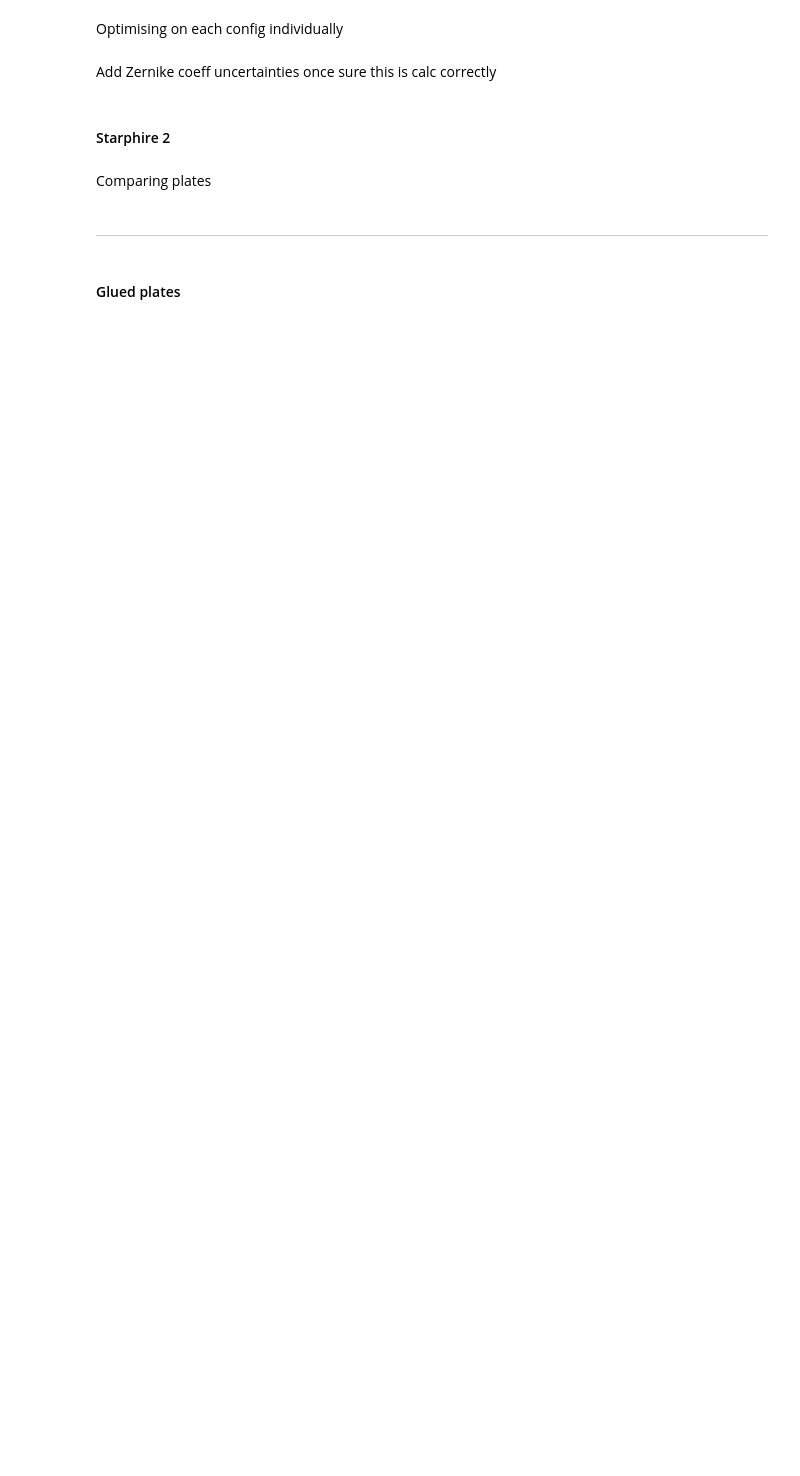
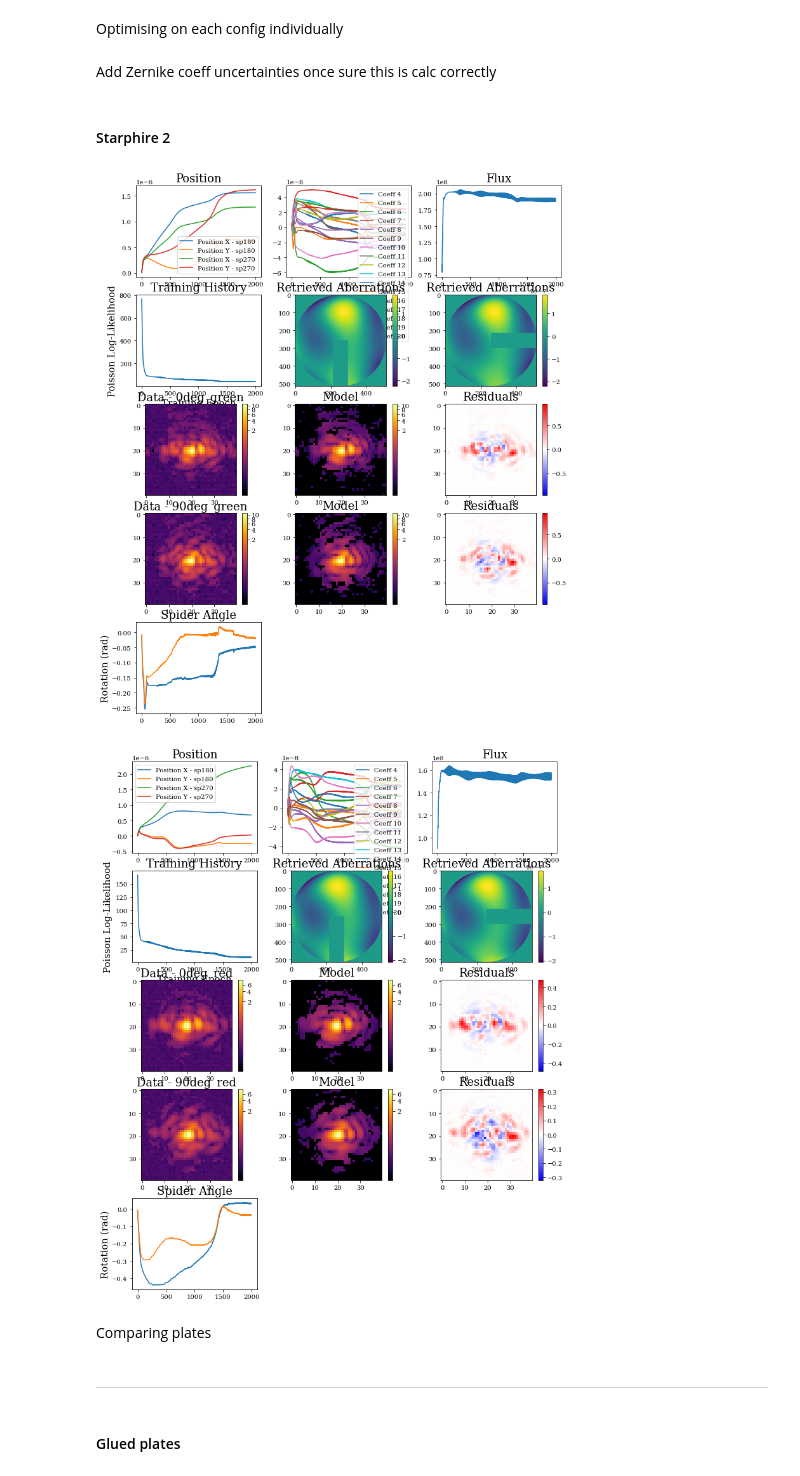
Before and after one commit to TolimanSpace/toliman_dp_design_testing, a Jupyter notebook: Gluing_Characterisation.ipynb, the cells around one changed output. Drawn from its saved outputs; the diff is of its cells as text; code cells hidden in the pictures; blank space fills up the shorter version.

```diff
--- a/Gluing_Characterisation.ipynb
+++ b/Gluing_Characterisation.ipynb
@@ -902,7 +922,7 @@ for i in range(2):
     configs = [instrument_sp180, instrument_sp270]
     optim, opt_state = zdx.get_optimiser(instrument_sp180, params, optimisers) # Needs to be iterable param (i.e. accessible via instrument class)
 
-    progress_bar = tqdm(range(1500), desc='Loss: ')
+    progress_bar = tqdm(range(2000), desc='Loss: ')
 
     # Run optimisation loop
     net_losses, Coeffs, Positions_sp180, Positions_sp270, Fluxes, SpiderAngles= [],[],[],[],[],[]
@@ -914,7 +934,7 @@ for i in range(2):
                         # but this is not a super robust method, so allow for source position difference)
         spider_grads = [] # acc for spider err rotation independently between configs
         for k in range(len(configs)):
-            loss, grads = loss_fn_poisson(model = configs[k], data = scaled_data_list[k])
+            loss, grads = loss_fn_diff2(model = configs[k], data = scaled_data_list[k])
             net_loss += loss
 
             if k == 0:
@@ -951,10 +971,10 @@ for i in range(2):
     ###---------------------------------- Plotting ---------------------------------###
     plt.figure(figsize=(12,15))
     plt.subplot(5,3,1)
-    plt.plot(np.asarray(Positions_sp180)[:,0,0], label="Position X - sp180")
-    plt.plot(np.asarray(Positions_sp180)[:,0,1], label="Position Y - sp180")
-    plt.plot(np.asarray(Positions_sp270)[:,0,0], label="Position X - sp270")
-    plt.plot(np.asarray(Positions_sp270)[:,0,1], label="Position Y - sp270")
+    plt.plot(np.asarray(Positions_sp180)[:,0], label="Position X - sp180")
+    plt.plot(np.asarray(Positions_sp180)[:,1], label="Position Y - sp180")
+    plt.plot(np.asarray(Positions_sp270)[:,0], label="Position X - sp270")
+    plt.plot(np.asarray(Positions_sp270)[:,1], label="Position Y - sp270")
     plt.title("Position")
     plt.legend()
     plt.subplot(5,3,2)
@@ -997,33 +1017,36 @@ for i in range(2):
         plt.subplot(5,3,it)
         model_psf = instrument.model()
         current_range = model_psf.max() - model_psf.min()
         new_range = scaled_data.max() - scaled_data.min()
         model_psf = ( (model_psf - model_psf.min()) * new_range )/current_range + scaled_data.min()
         norm_psf = PowerNorm(0.2, vmax=model_psf.max(), vmin=model_psf.min())
         mask = np.ones(scaled_data.shape)
         mask[scaled_data < 0.01] = 0
         plt.imshow(model_psf*mask, norm=norm_psf)
         plt.title('Model')
         plt.colorbar()
         it+=1
 
         plt.subplot(5,3,it)
         resid = scaled_data - model_psf
         plt.imshow(resid, cmap='bwr', vmax = np.abs(resid).max(), vmin = -np.abs(resid).max())
         plt.colorbar()
         plt.title('Residuals')
         it+=1
 
     plt.subplot(5,3,it)
     spider_angles_arr = np.asarray(SpiderAngles)
     plt.plot(spider_angles_arr[:,0], label="config0")
     plt.plot(spider_angles_arr[:,1], label="config0")
     plt.title("Spider Angle")
     plt.ylabel("Rotation (rad)")
 
 
     starphire2_coeffs.append(configs[0].aperture.coefficients) # identical coeffs for both configs
     starphire2_pos.append([configs[0].source.position, configs[1].source.position])
+# %% [output]
+[figure, added]
+[figure, added]
 # %%
 # Plot
 # WFE calc excluding piston, tip and tilt
```
Also changed, not shown: parts of 7 cells of this notebook.
